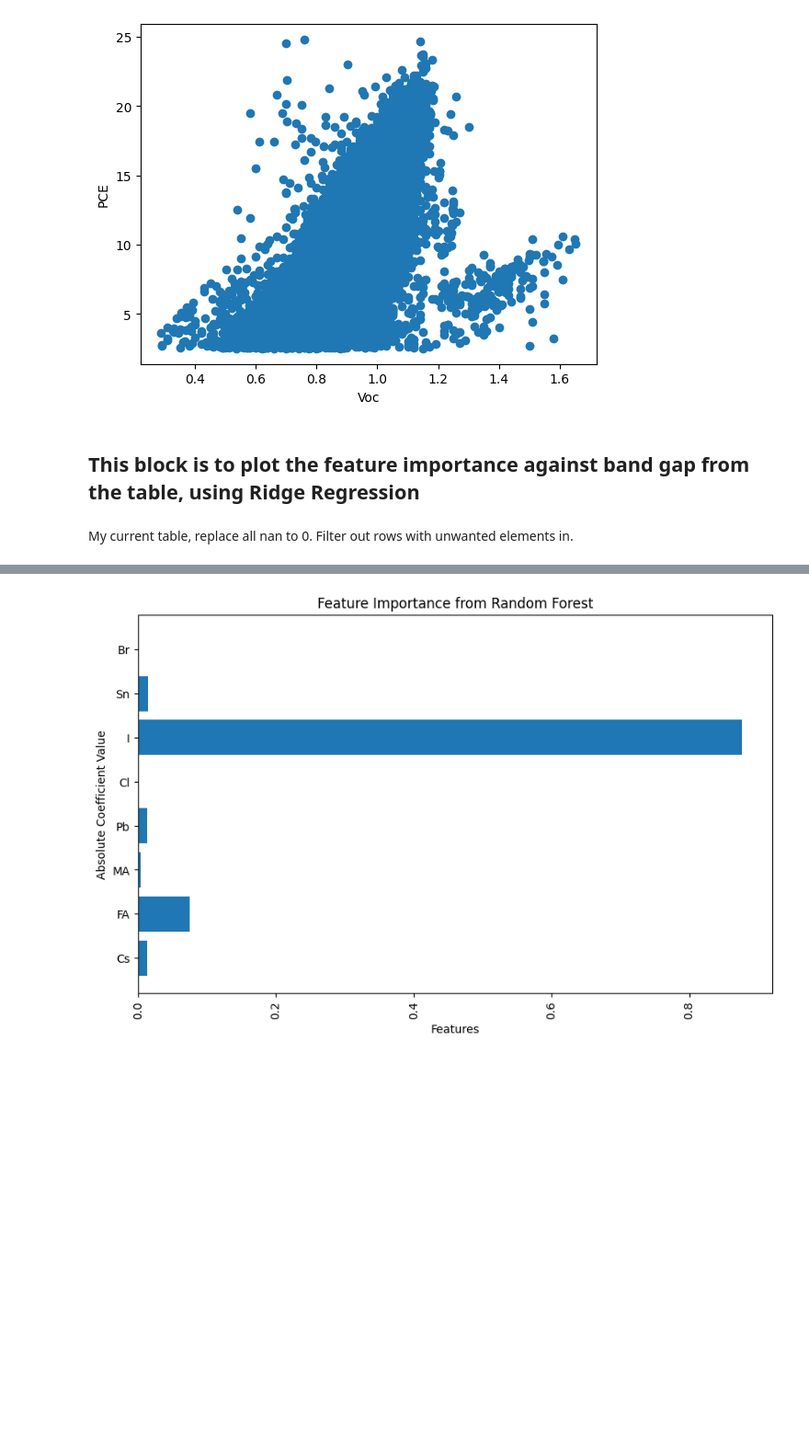
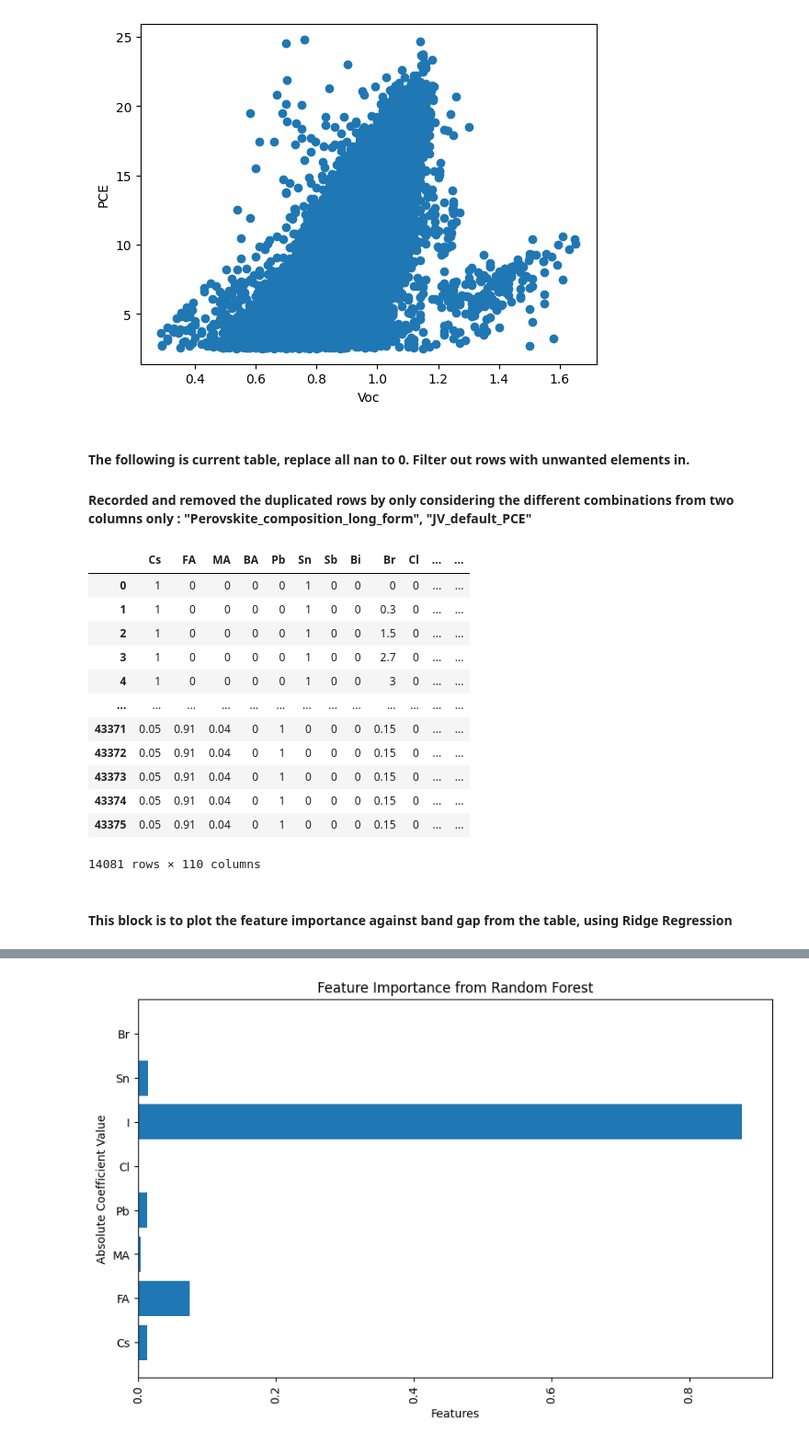
Before and after one commit to drcgreenland/PerovskiteML_project, a Jupyter notebook: replicating.ipynb, the cells around one changed output, grey strips where cells are left out. Shown at 92% size. Drawn from its saved outputs; the diff is of its cells as text; code cells hidden in the pictures; blank space fills up the shorter version.

Commit message:
Set duplicated filter, need to see my changed history

```diff
--- a/replicating.ipynb
+++ b/replicating.ipynb
@@ -393,7 +394,66 @@ Backcontact_Mg | Ag      0
 Backcontact_Cr | Au      0
 Length: 109, dtype: int64
 [figure]
+# %% [markdown]
+#### The following is current table, replace all nan to 0. Filter out rows with unwanted elements in.
+
+#### Recorded and removed the duplicated rows by only considering the different combinations from two columns only : "Perovskite_composition_long_form", "JV_default_PCE"
+# %%
+allowed_elements = ['Cs', 'FA', 'MA', 'BA',  # A-site
+                    'Pb', 'Sn', 'Sb', 'Bi',  # B-site
+                    'Br', 'I', 'Cl']         # C-site
+
+def RowTF(row, allowed_elements):
+    # Skip if all values are None/NaN
+    if pd.isna(row).all():
+        return 0
+
+    for val in row:
+        if pd.notna(val):  # Only check non-NaN values
+            if str(val).strip() not in allowed_elements:  # Convert to string and strip whitespace
+                return 0
+    return 1
+
+
+result_mask = database_split.apply(lambda row: RowTF(row, allowed_elements), axis=1)
+
+
+filtered_table1 = table[result_mask.astype(bool)]
+
+filtered_table1 = filtered_table1.drop_duplicates()
+
+comp_PCE = filtered_table1.loc[:, ["Perovskite_composition_long_form","JV_default_PCE"]]
+
+# Get mask of duplicate rows (False for first occurrence, True for duplicates)
+dupe_mask = comp_PCE.duplicated()
+
+# Get mask of kept rows (True for rows to keep)
+kept_mask = ~dupe_mask
+
+# Get indices of kept rows
+kept_indices = filtered_table1[kept_mask]
+
+# Filter other columns using the mask
+filtered_table2 = filtered_table1[kept_mask]
+filtered_table2
+
+filtered_table2_clean = filtered_table2.dropna(subset = allowed_elements + ["Perovskite_band_gap"])
+
+filtered_table3_removebar = filtered_table2[~filtered_table2.astype(str).apply(lambda x: x.str.contains('\|', regex=True)).any(axis=1)]
+filtered_table3_removebar
+# %% [output]
+|  | Cs | FA | MA | BA | Pb | Sn | Sb | Bi | Br | Cl | ... | ... |
+| 0 | 1 | 0 | 0 | 0 | 0 | 1 | 0 | 0 | 0 | 0 | ... | ... |
+| 1 | 1 | 0 | 0 | 0 | 0 | 1 | 0 | 0 | 0.3 | 0 | ... | ... |
+| 2 | 1 | 0 | 0 | 0 | 0 | 1 | 0 | 0 | 1.5 | 0 | ... | ... |
+| 3 | 1 | 0 | 0 | 0 | 0 | 1 | 0 | 0 | 2.7 | 0 | ... | ... |
+| 4 | 1 | 0 | 0 | 0 | 0 | 1 | 0 | 0 | 3 | 0 | ... | ... |
+| ... | ... | ... | ... | ... | ... | ... | ... | ... | ... | ... | ... | ... |
+| 43371 | 0.05 | 0.91 | 0.04 | 0 | 1 | 0 | 0 | 0 | 0.15 | 0 | ... | ... |
+| 43372 | 0.05 | 0.91 | 0.04 | 0 | 1 | 0 | 0 | 0 | 0.15 | 0 | ... | ... |
+| 43373 | 0.05 | 0.91 | 0.04 | 0 | 1 | 0 | 0 | 0 | 0.15 | 0 | ... | ... |
+| 43374 | 0.05 | 0.91 | 0.04 | 0 | 1 | 0 | 0 | 0 | 0.15 | 0 | ... | ... |
+| 43375 | 0.05 | 0.91 | 0.04 | 0 | 1 | 0 | 0 | 0 | 0.15 | 0 | ... | ... |
+14081 rows × 110 columns
 # %% [markdown]
-## This block is to plot the feature importance against band gap from the table, using Ridge Regression
+#### This block is to plot the feature importance against band gap from the table, using Ridge Regression
-# %% [markdown]
-My current table, replace all nan to 0. Filter out rows with unwanted elements in.
```
Also changed, not shown: parts of 5 cells of this notebook.
